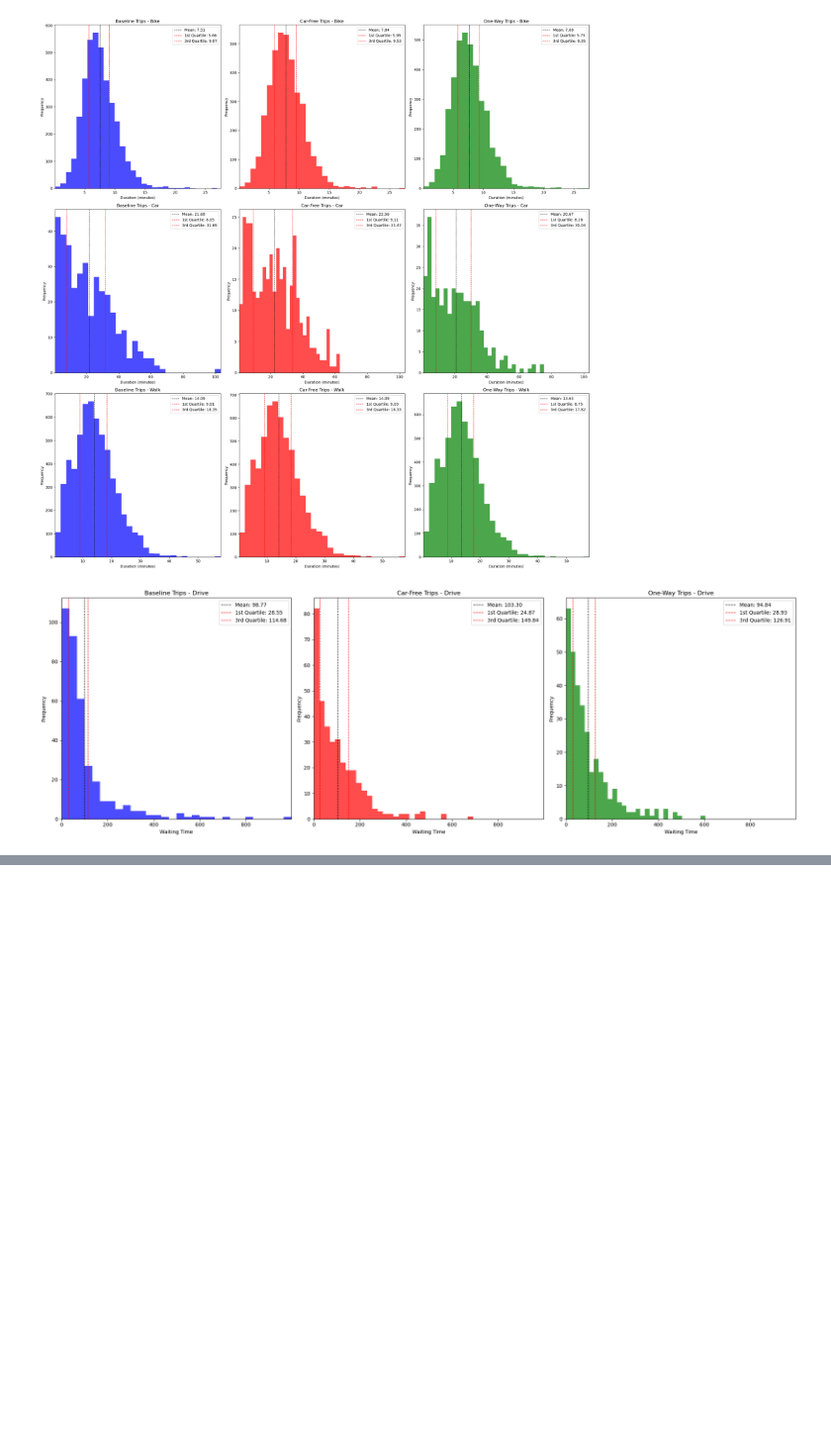
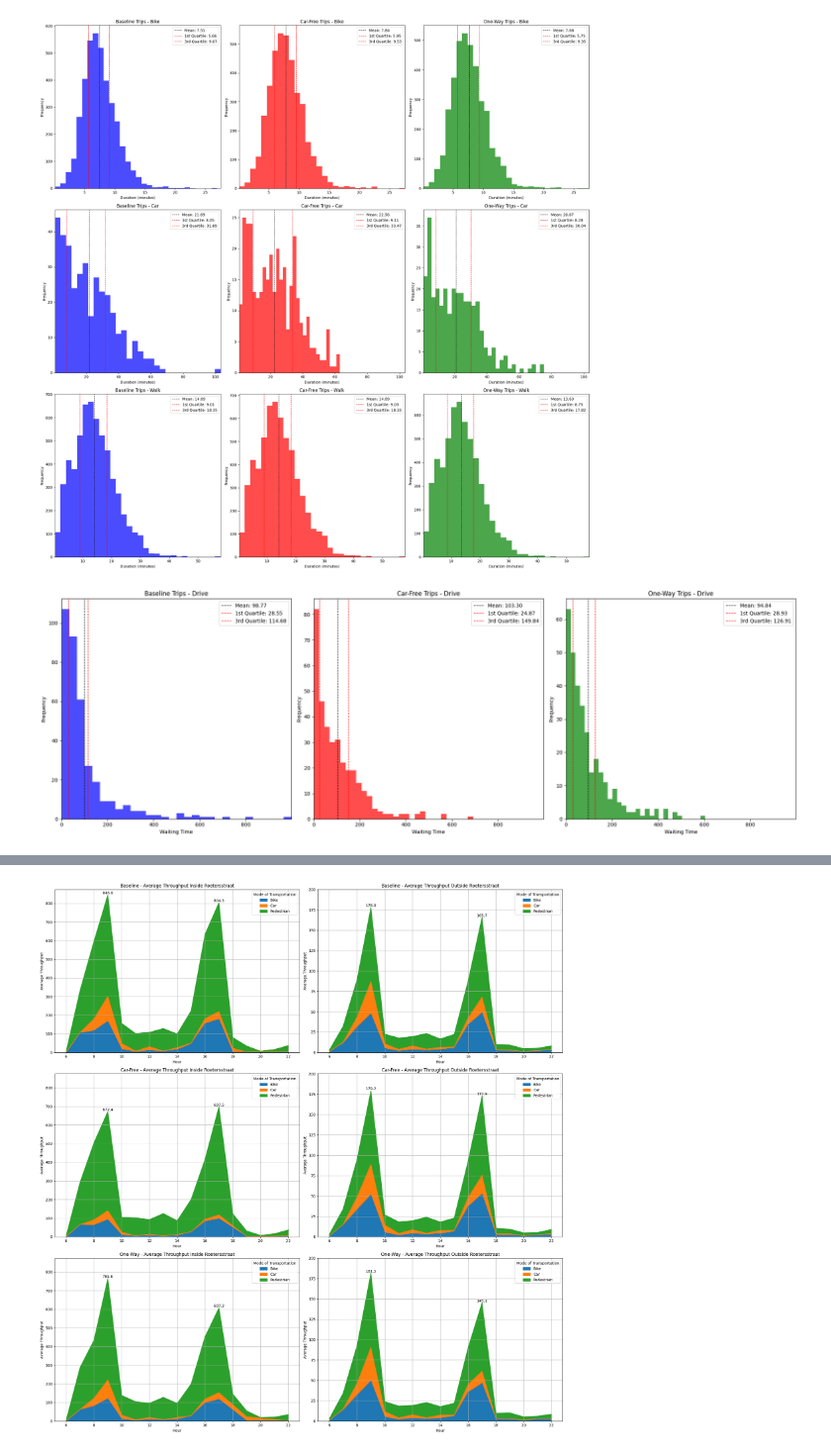
Before and after one commit to dJonaitis/roetersstraat, a Jupyter notebook: abstreet/datavis.ipynb, the cells around one changed output, grey strips where cells are left out. Shown at 99% size. Drawn from its saved outputs; the diff is of its cells as text; code cells hidden in the pictures; blank space fills up the shorter version.

Commit message:
more data visualisations

```diff
--- a/abstreet/datavis.ipynb
+++ b/abstreet/datavis.ipynb
@@ -146,0 +164,16 @@ plt.show()
+# %%
+# intersections :
+intersections = [85, 110, 157, 190, 56, 108]
+
+# Pivot the dataframe to have hours as columns and id-agent_type as rows
+baseline_intersection_pivot = baseline_intersection_throughput.pivot_table(index=['id', 'agent_type'], columns='hour', values='count', fill_value=0)
+baseline_intersection_pivot.reset_index(inplace=True)
+baseline_intersection_pivot.head()
+
+# DataFrame with ids in the intersections array
+baseline_intersection_in = baseline_intersection_pivot[baseline_intersection_pivot['id'].isin(intersections)]
+
+# DataFrame with ids not in the intersections array
+baseline_intersection_out = baseline_intersection_pivot[~baseline_intersection_pivot['id'].isin(intersections)]
+
+baseline_intersection_in.head(), baseline_intersection_out.head()
@@ -146,0 +198,61 @@ plt.show()
+# %%
+# Create a figure with 3 rows and 2 columns
+fig, axes = plt.subplots(nrows=3, ncols=2, figsize=(20, 21))
+
+scenarios = [baseline_intersection_throughput, car_free_intersection_throughput, one_way_intersection_throughput]
+scenario_names = ['Baseline', 'Car-Free', 'One-Way']
+
+for i, scenario_data in enumerate(scenarios):
+    # DataFrame with ids in the intersections array
+    intersection_in = scenario_data[scenario_data['id'].isin(intersections)]
+    # DataFrame with ids not in the intersections array
+    intersection_out = scenario_data[~scenario_data['id'].isin(intersections)]
+
+    # Calculate the average throughput for each mode of transportation at each hour
+    average_throughput_in = intersection_in.groupby(['hour', 'agent_type'])['count'].mean().unstack()
+    average_throughput_out = intersection_out.groupby(['hour', 'agent_type'])['count'].mean().unstack()
+
+    # Interpolate zeros and NaNs
+    average_throughput_in.interpolate(method='linear', axis=0, inplace=True)
+
+    # Plot for intersections inside Roetersstraat
+    average_throughput_in.plot(kind='area', stacked=True, ax=axes[i, 0])
+    axes[i, 0].set_title(f'{scenario_names[i]} - Average Throughput Inside Roetersstraat')
+    axes[i, 0].set_xlabel('Hour')
+    axes[i, 0].set_ylabel('Average Throughput')
+
+    # Add values for 9h and 17h
+    total_9h = average_throughput_in.loc[9].sum()
+    total_17h = average_throughput_in.loc[17].sum()
+    axes[i, 0].text(9, average_throughput_in.loc[9].sum(), f'{total_9h:.1f}',
+                   verticalalignment='bottom', horizontalalignment='center')
+    axes[i, 0].text(17, average_throughput_in.loc[17].sum(), f'{total_17h:.1f}',
+                   verticalalignment='bottom', horizontalalignment='center')
+
+    axes[i, 0].legend(title='Mode of Transportation')
+    axes[i, 0].grid(True)
+    axes[i, 0].set_ylim(0, 875)  # Set y-axis limit
+
+    # Plot for intersections outside Roetersstraat
+    average_throughput_out.plot(kind='area', stacked=True, ax=axes[i, 1])
+    axes[i, 1].set_title(f'{scenario_names[i]} - Average Throughput Outside Roetersstraat')
+    axes[i, 1].set_xlabel('Hour')
+    axes[i, 1].set_ylabel('Average Throughput')
+
+    # Add values for 9h and 17h
+    total_9h = average_throughput_out.loc[9].sum()
+    total_17h = average_throughput_out.loc[17].sum()
+    axes[i, 1].text(9, average_throughput_out.loc[9].sum(), f'{total_9h:.1f}',
+                   verticalalignment='bottom', horizontalalignment='center')
+    axes[i, 1].text(17, average_throughput_out.loc[17].sum(), f'{total_17h:.1f}',
+                   verticalalignment='bottom', horizontalalignment='center')
+
+    axes[i, 1].legend(title='Mode of Transportation')
+    axes[i, 1].grid(True)
+    axes[i, 1].set_ylim(0, 200)  # Set y-axis limit
+
+# Adjust layout and display
+plt.tight_layout()
+plt.show()
+# %% [output]
+[figure, added]
```
Also changed, not shown: parts of 4 cells of this notebook.
